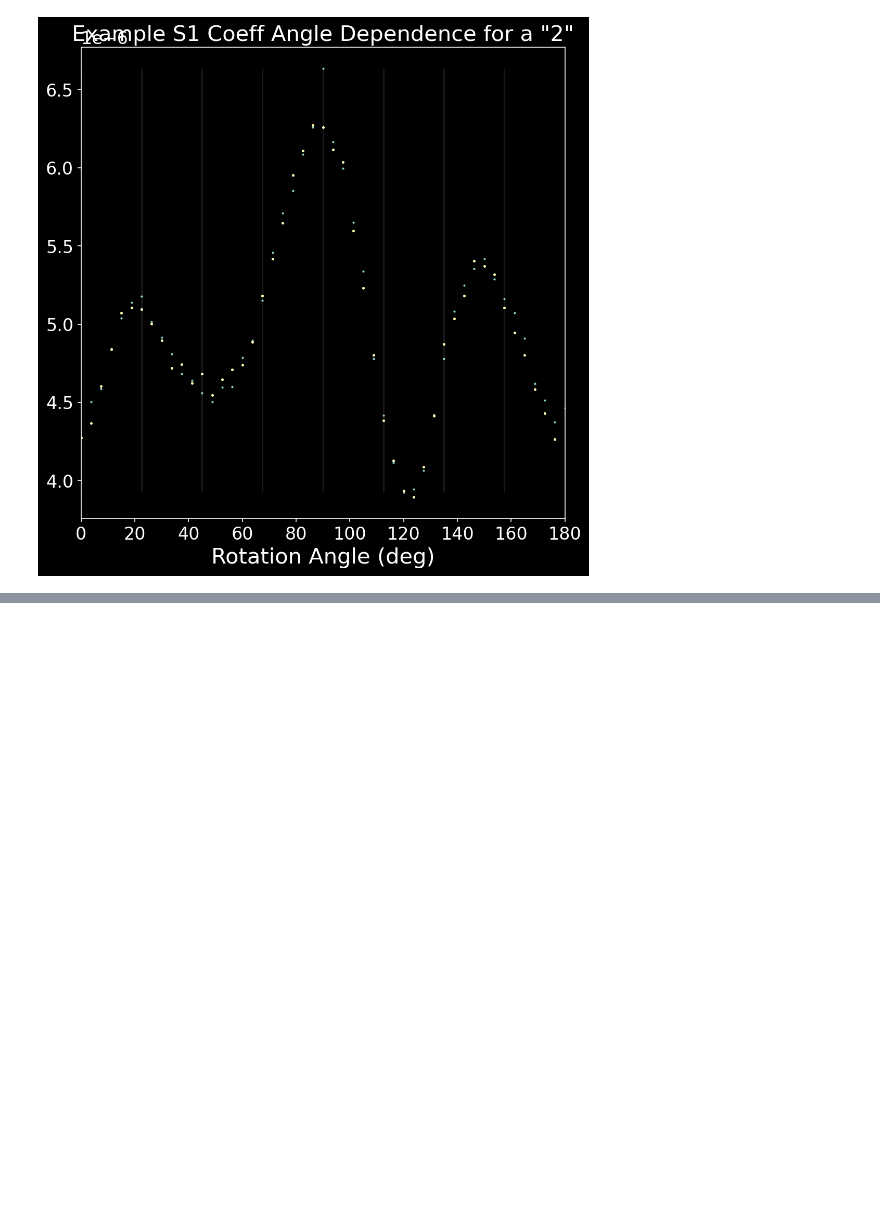
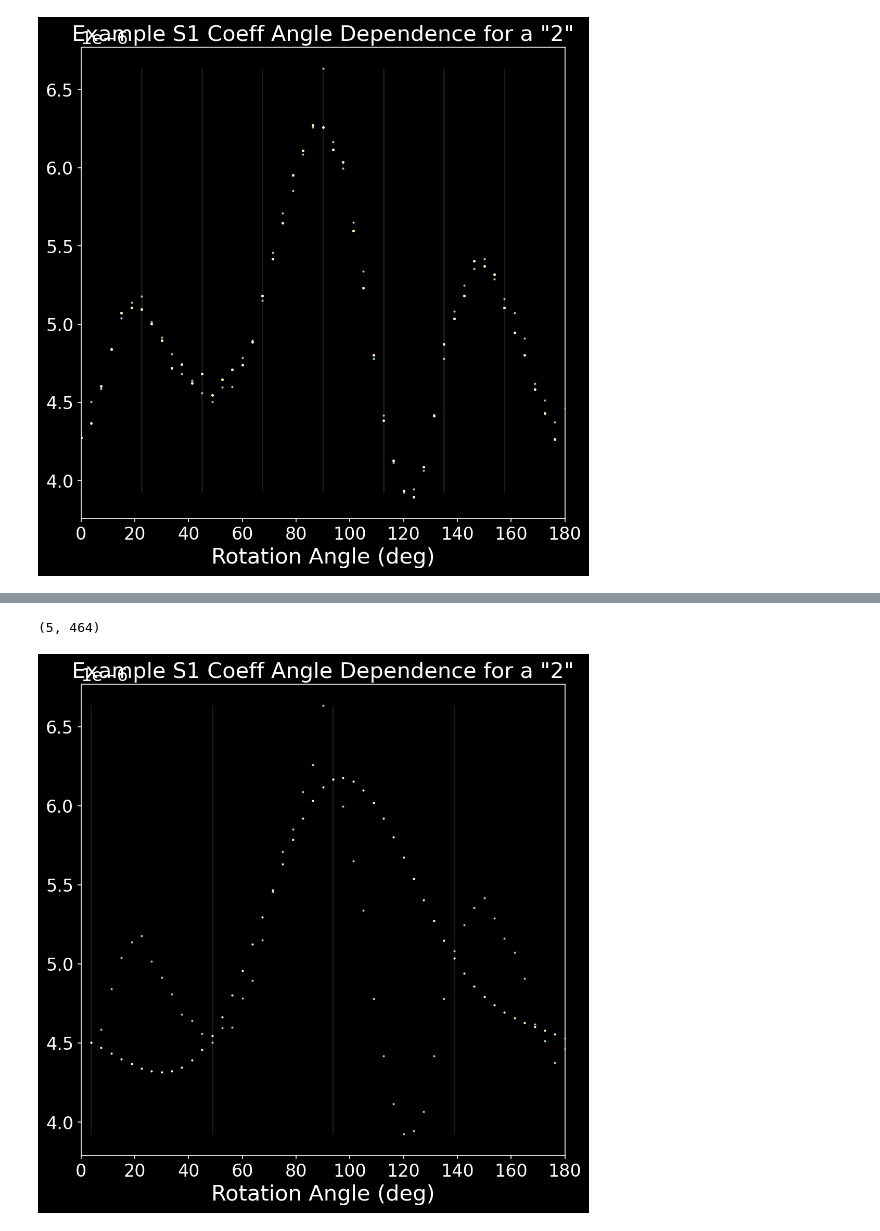
Before and after one commit to andrew-saydjari/DHC, a Jupyter notebook: Daily/2021_03_10.ipynb, the cells around one changed output, grey strips where cells are left out. Drawn from its saved outputs; the diff is of its cells as text; code cells hidden in the pictures; blank space fills up the shorter version.

```diff
--- a/Daily/2021_03_10.ipynb
+++ b/Daily/2021_03_10.ipynb
@@ -791,0 +852,40 @@ plt.show()
+# %%
+from scipy import interpolate
+x_interp = np.array([mnist_DHC_out_test_L4s_angles[0]+i*np.pi/4 for i in range(4)])*180/np.pi
+x_interp = np.append(x_interp,180+x_interp[0])
+list_test = [mnist_DHC_out_test_L4s,shifted_coeff[0],shifted_coeff[1],shifted_coeff[2]]
+y_interp = np.array([x[48*k,:] for x in list_test])
+y_interp = np.vstack((y_interp,y_interp[0,:]))
+f = interpolate.CubicSpline(x_interp,y_interp,axis=0,bc_type='periodic')
+#f = interpolate.interp1d(x_interp,y_interp,axis=0,fill_value='extrapolate')
+# %%
+y_interp.shape
+# %% [output]
+(5, 464)
+# %%
+ext_y = f(angle_test[48*k:48*(k+1)]*180/np.pi)
+# %%
+fig = plt.figure(figsize=(8,8),dpi=150)
+ax = fig.add_subplot(111)
+k=1
+data = mnist_DHC_out_test_L4s[48*k:48*(k+1),2+5*4+1]
+
+plt.scatter(angle_test[48*k:48*(k+1)]*180/np.pi,data,s=1)
+
+data1 = ext_y[:,2+5*4+1]
+
+plt.scatter(angle_test[48*k:48*(k+1)]*180/np.pi,data1,s=1)
+
+min_y = data.min()
+max_y = data.max()
+
+for i in x_interp:
+    plt.vlines(i,min_y,max_y,'w',alpha=0.1)
+
+plt.title('Example S1 Coeff Angle Dependence for a "2"')
+plt.xlabel('Rotation Angle (deg)')
+plt.xlim([0,180])
+
+plt.show()
+# %% [output]
+[figure, added]
```
Also changed, not shown: parts of 10 cells of this notebook, 4 other files.
